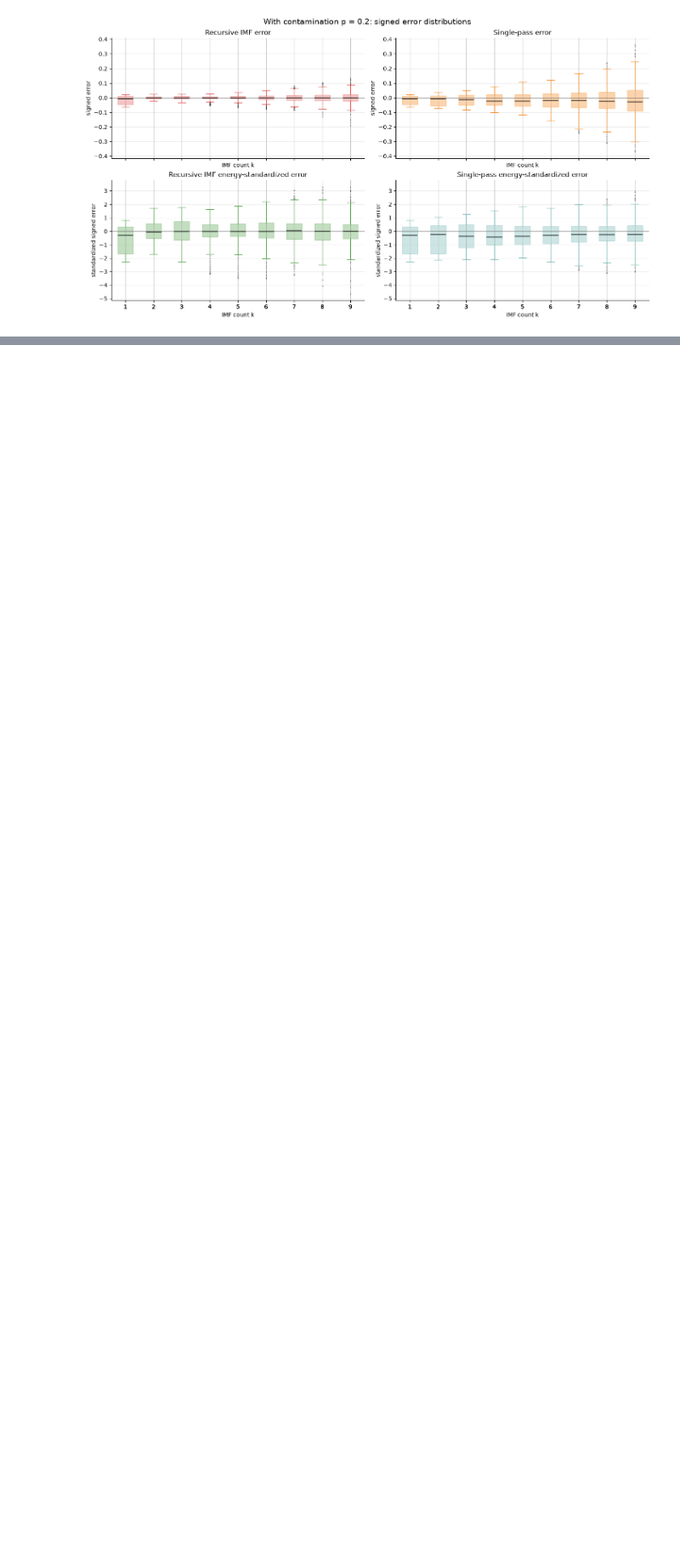
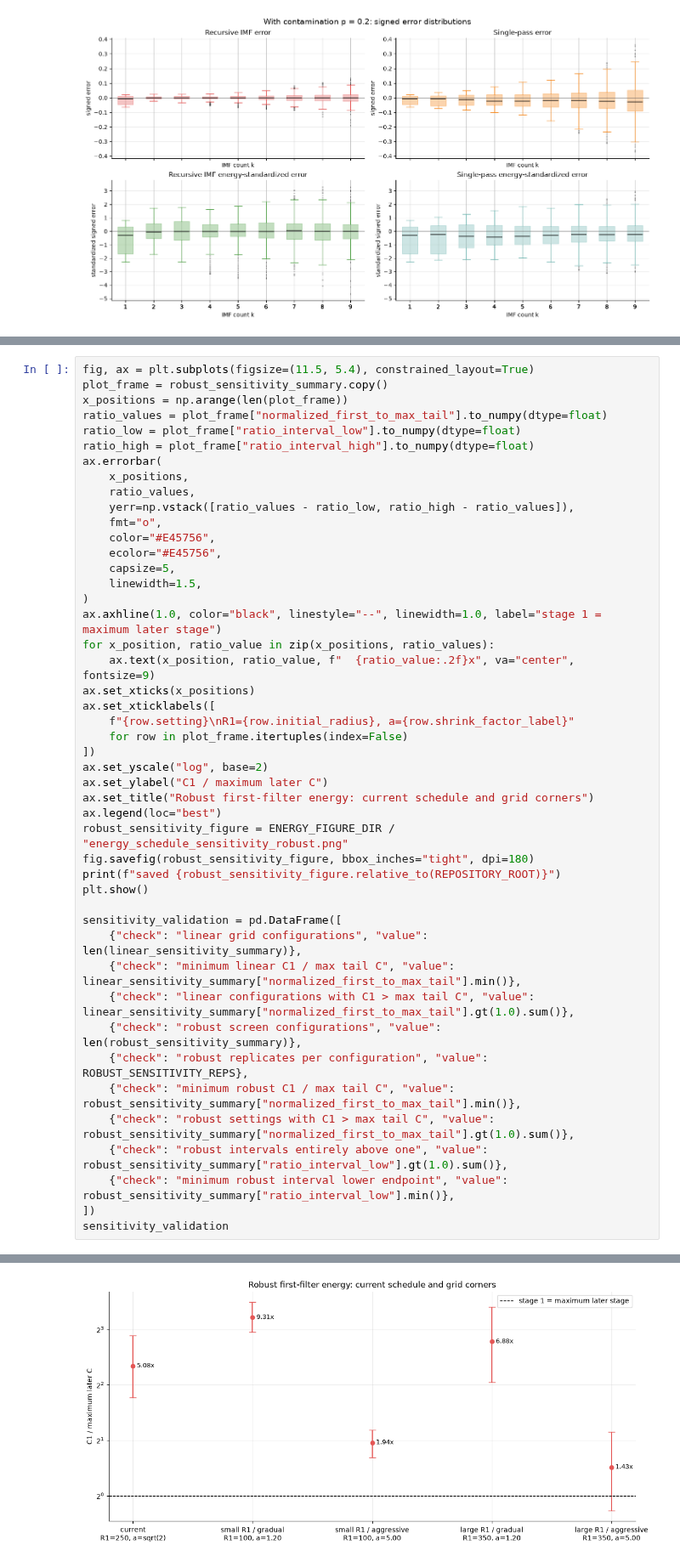
Before and after one commit to mkuziuk/imf, a Jupyter notebook: experiments/real-vs-calculated/gd_imf_real_vs_calculated_energy_scaled.ipynb, the cells around one changed output, grey strips where cells are left out. Shown at 85% size. Cells and saved outputs as stored; diff of their text form; blank space fills up the shorter version.

```diff
--- a/experiments/real-vs-calculated/gd_imf_real_vs_calculated_energy_scaled.ipynb
+++ b/experiments/real-vs-calculated/gd_imf_real_vs_calculated_energy_scaled.ipynb
@@ -1561,0 +1910,47 @@ plt.show()
+# %%
+fig, ax = plt.subplots(figsize=(11.5, 5.4), constrained_layout=True)
+plot_frame = robust_sensitivity_summary.copy()
+x_positions = np.arange(len(plot_frame))
+ratio_values = plot_frame["normalized_first_to_max_tail"].to_numpy(dtype=float)
+ratio_low = plot_frame["ratio_interval_low"].to_numpy(dtype=float)
+ratio_high = plot_frame["ratio_interval_high"].to_numpy(dtype=float)
+ax.errorbar(
+    x_positions,
+    ratio_values,
+    yerr=np.vstack([ratio_values - ratio_low, ratio_high - ratio_values]),
+    fmt="o",
+    color="#E45756",
+    ecolor="#E45756",
+    capsize=5,
+    linewidth=1.5,
+)
+ax.axhline(1.0, color="black", linestyle="--", linewidth=1.0, label="stage 1 = maximum later stage")
+for x_position, ratio_value in zip(x_positions, ratio_values):
+    ax.text(x_position, ratio_value, f"  {ratio_value:.2f}x", va="center", fontsize=9)
+ax.set_xticks(x_positions)
+ax.set_xticklabels([
+    f"{row.setting}\nR1={row.initial_radius}, a={row.shrink_factor_label}"
+    for row in plot_frame.itertuples(index=False)
+])
+ax.set_yscale("log", base=2)
+ax.set_ylabel("C1 / maximum later C")
+ax.set_title("Robust first-filter energy: current schedule and grid corners")
+ax.legend(loc="best")
+robust_sensitivity_figure = ENERGY_FIGURE_DIR / "energy_schedule_sensitivity_robust.png"
+fig.savefig(robust_sensitivity_figure, bbox_inches="tight", dpi=180)
+print(f"saved {robust_sensitivity_figure.relative_to(REPOSITORY_ROOT)}")
+plt.show()
+
+sensitivity_validation = pd.DataFrame([
+    {"check": "linear grid configurations", "value": len(linear_sensitivity_summary)},
+    {"check": "minimum linear C1 / max tail C", "value": linear_sensitivity_summary["normalized_first_to_max_tail"].min()},
+    {"check": "linear configurations with C1 > max tail C", "value": linear_sensitivity_summary["normalized_first_to_max_tail"].gt(1.0).sum()},
+    {"check": "robust screen configurations", "value": len(robust_sensitivity_summary)},
+    {"check": "robust replicates per configuration", "value": ROBUST_SENSITIVITY_REPS},
+    {"check": "minimum robust C1 / max tail C", "value": robust_sensitivity_summary["normalized_first_to_max_tail"].min()},
+    {"check": "robust settings with C1 > max tail C", "value": robust_sensitivity_summary["normalized_first_to_max_tail"].gt(1.0).sum()},
+    {"check": "robust intervals entirely above one", "value": robust_sensitivity_summary["ratio_interval_low"].gt(1.0).sum()},
+    {"check": "minimum robust interval lower endpoint", "value": robust_sensitivity_summary["ratio_interval_low"].min()},
+])
+sensitivity_validation
+# %% [output]
@@ -1561,0 +1958 @@ plt.show()
+[figure, added]
```
Also changed, not shown: parts of 9 cells of this notebook, 24 other files.
